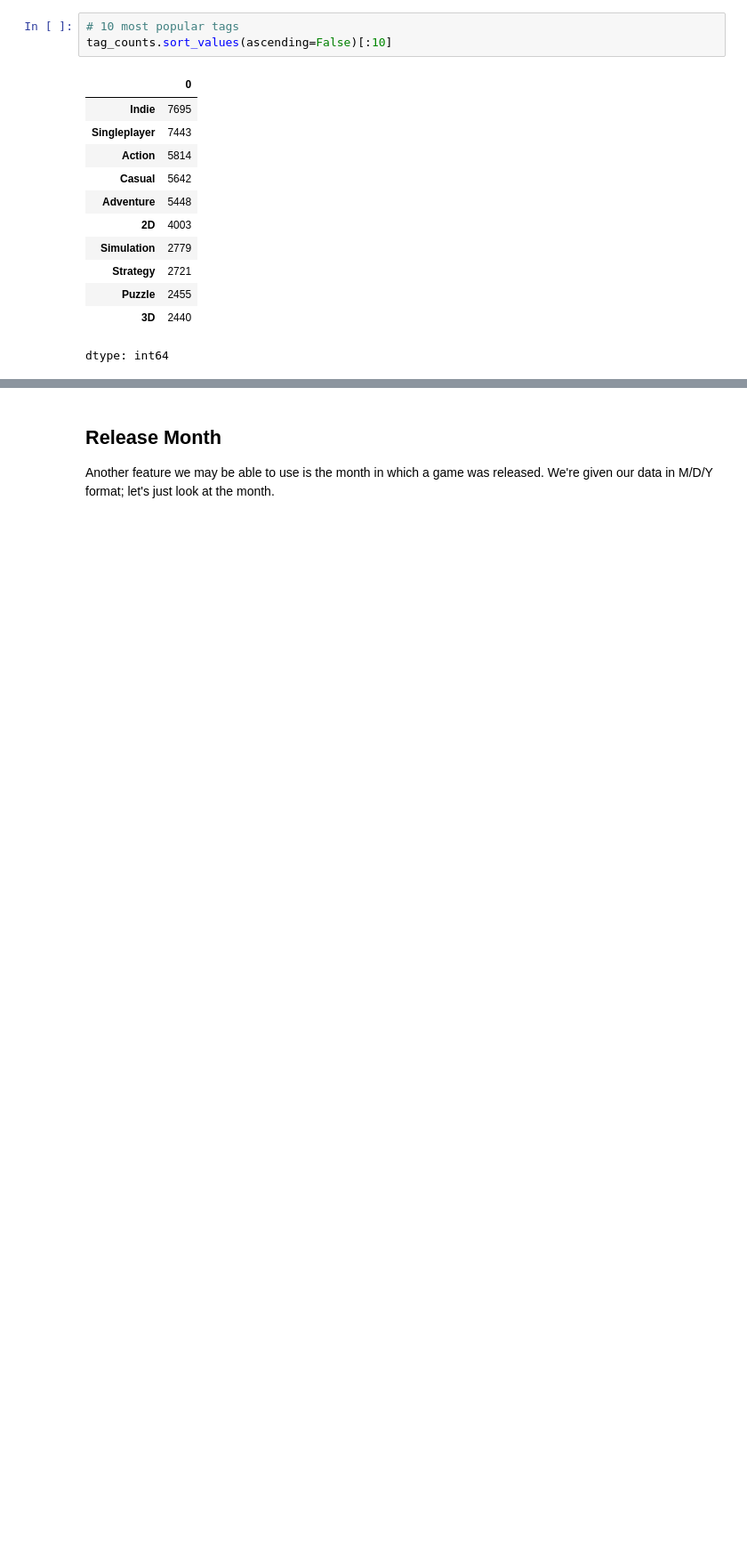
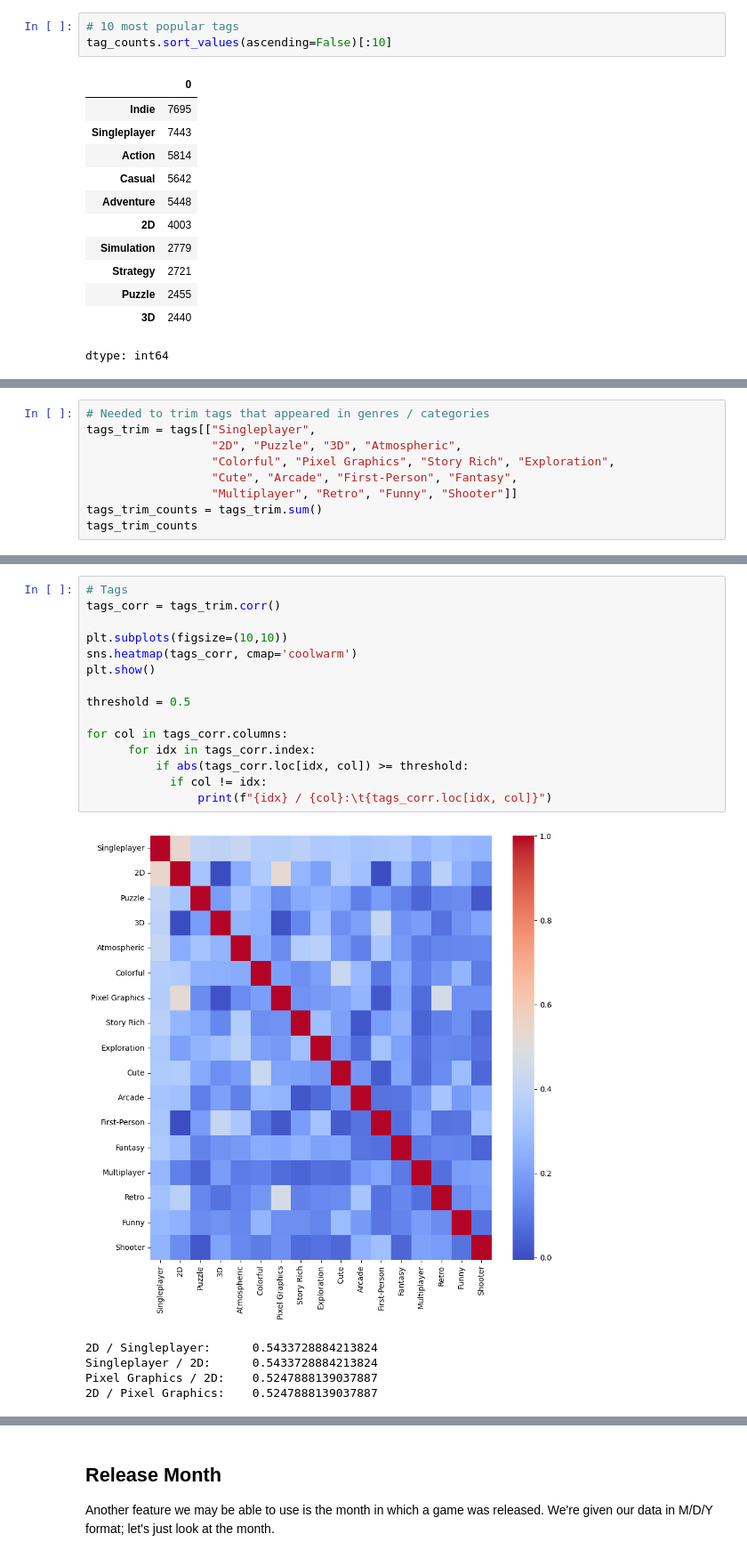
Before and after one commit to adamledet/itds-project-2025, a Jupyter notebook: Data_Science_Project.ipynb, the cells around one changed output, grey strips where cells are left out. Shown at 89% size. Saved outputs shown, nothing was run; the diff lists cells and outputs as text; blank space fills up the shorter version.

```diff
--- a/Data_Science_Project.ipynb
+++ b/Data_Science_Project.ipynb
@@ -380,0 +515,9 @@ trainData, testData, trainLabel, testLabel = train_test_split(inputData, tags, t
+# %%
+# Needed to trim tags that appeared in genres / categories
+tags_trim = tags[["Singleplayer",
+                  "2D", "Puzzle", "3D", "Atmospheric",
+                  "Colorful", "Pixel Graphics", "Story Rich", "Exploration",
+                  "Cute", "Arcade", "First-Person", "Fantasy",
+                  "Multiplayer", "Retro", "Funny", "Shooter"]]
+tags_trim_counts = tags_trim.sum()
+tags_trim_counts
@@ -380,0 +544,21 @@ trainData, testData, trainLabel, testLabel = train_test_split(inputData, tags, t
+# %%
+# Tags
+tags_corr = tags_trim.corr()
+
+plt.subplots(figsize=(10,10))
+sns.heatmap(tags_corr, cmap='coolwarm')
+plt.show()
+
+threshold = 0.5
+
+for col in tags_corr.columns:
+      for idx in tags_corr.index:
+          if abs(tags_corr.loc[idx, col]) >= threshold:
+            if col != idx:
+                print(f"{idx} / {col}:\t{tags_corr.loc[idx, col]}")
+# %% [output]
+[figure, added]
+2D / Singleplayer:      0.5433728884213824
+Singleplayer / 2D:      0.5433728884213824
+Pixel Graphics / 2D:    0.5247888139037887
+2D / Pixel Graphics:    0.5247888139037887
```
Also changed, not shown: parts of 24 cells of this notebook, 1 other file.
